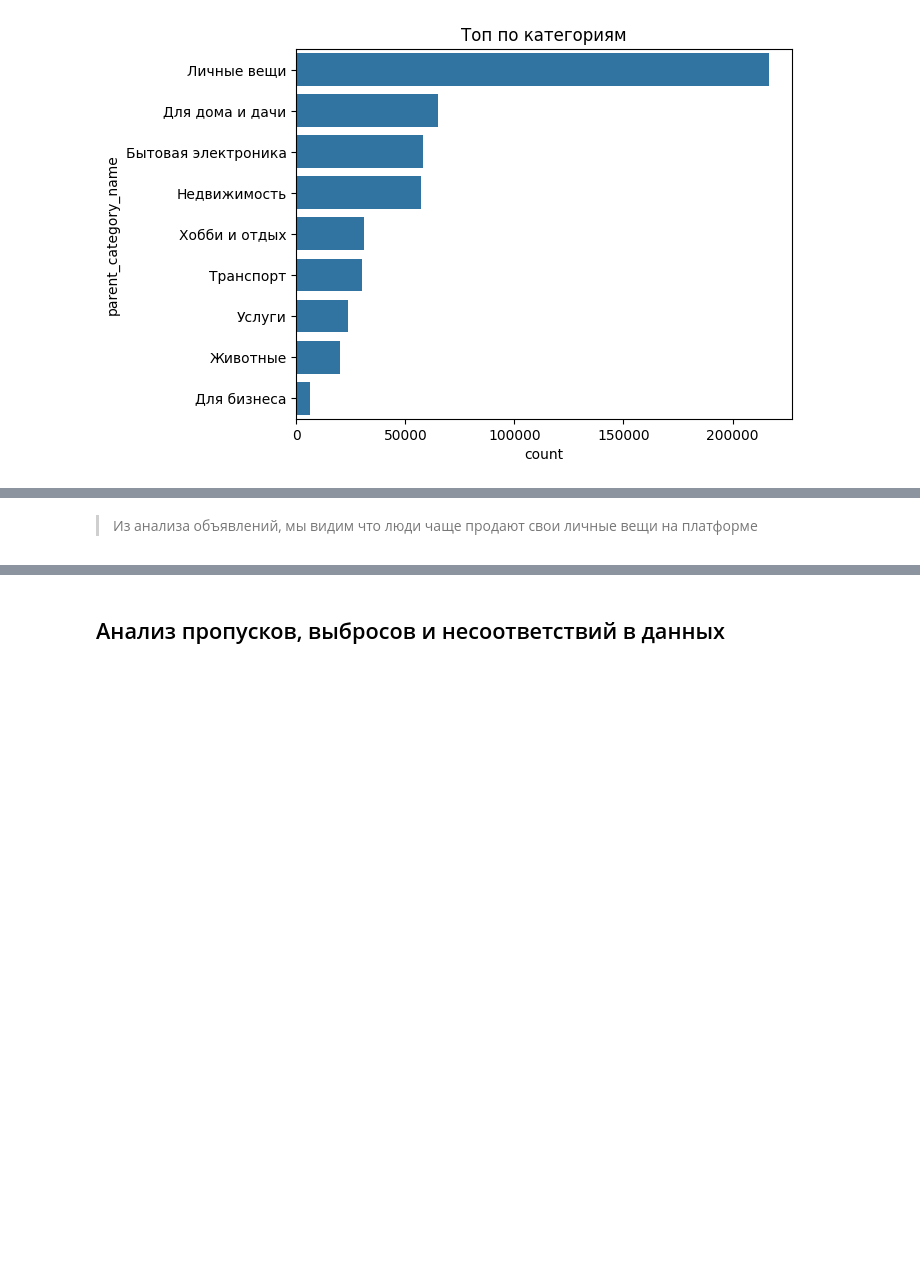
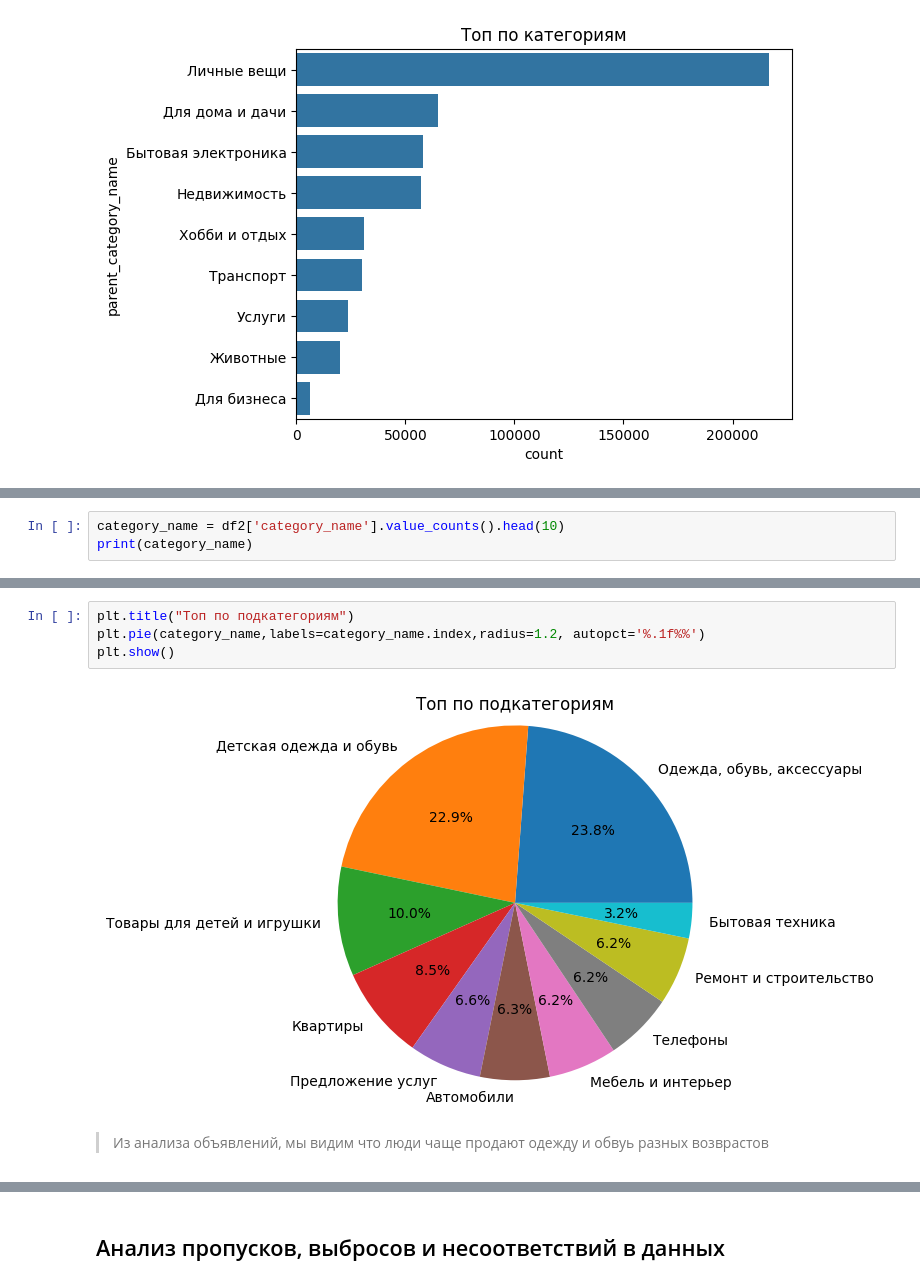
Before and after one commit to Purplex8/Avito-project, a Jupyter notebook: Avito_project_part1.ipynb, the cells around one changed output, grey strips where cells are left out. Saved outputs shown, nothing was run; the diff lists cells and outputs as text; blank space fills up the shorter version.

Commit message:
Update Avito_project_part1.ipynb
Part 1 (Очистка и подготовка данных, Исследовательский анализ данных)

```diff
--- a/Avito_project_part1.ipynb
+++ b/Avito_project_part1.ipynb
@@ -334,0 +359,3 @@ Name: count, dtype: int64
+# %%
+category_name = df2['category_name'].value_counts().head(10)
+print(category_name)
@@ -335,2 +375,8 @@ Name: count, dtype: int64
+# %%
+plt.title("Топ по подкатегориям")
+plt.pie(category_name,labels=category_name.index,radius=1.2, autopct='%.1f%%')
+plt.show()
+# %% [output]
+[figure, added]
 # %% [markdown]
-> Из анализа объявлений, мы видим что люди чаще продают свои личные вещи на платформе
+> Из анализа объявлений, мы видим что люди чаще продают одежду и обвуь разных возврастов
```
Also changed, not shown: parts of 36 cells of this notebook.
